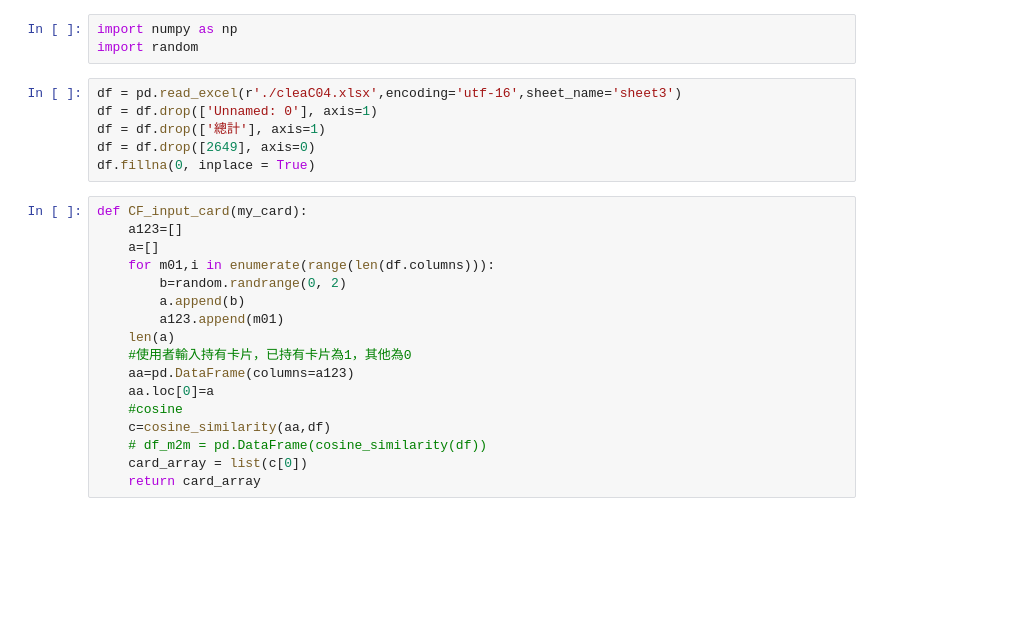
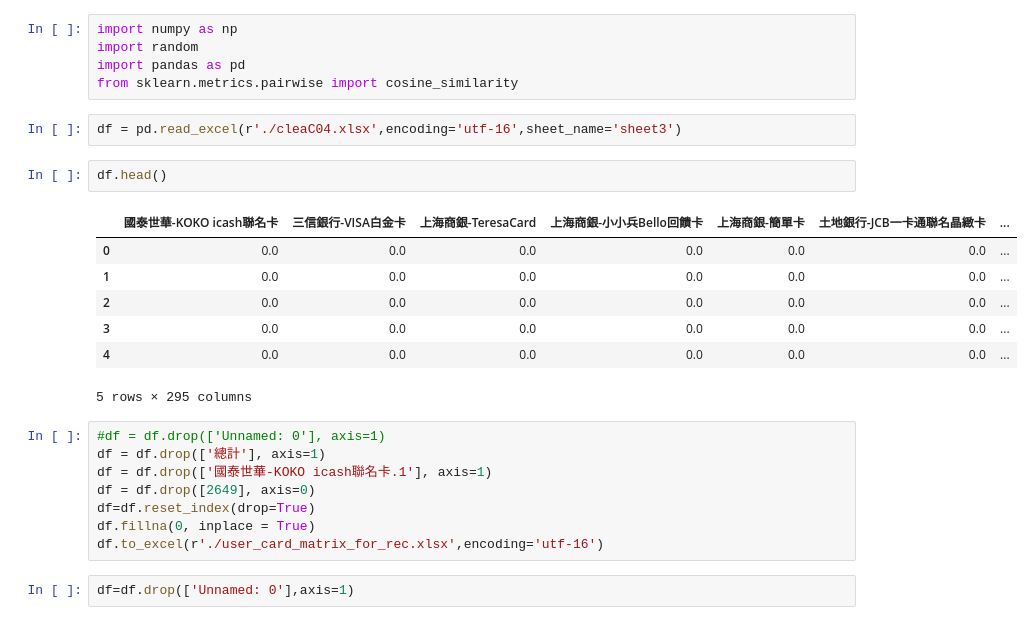
Before and after one commit to ShengHsiang-Kao/DB104, a Jupyter notebook: Recommend_Card/have_card_recommend/collaborative_filtering/CF_deploy.ipynb, the cells around one changed output. Cells and saved outputs as stored; diff of their text form; blank space fills up the shorter version.

Commit message:
recommend card

```diff
--- a/Recommend_Card/have_card_recommend/collaborative_filtering/CF_deploy.ipynb
+++ b/Recommend_Card/have_card_recommend/collaborative_filtering/CF_deploy.ipynb
@@ -1,26 +1,27 @@
 # %%
 import numpy as np
 import random
+import pandas as pd
+from sklearn.metrics.pairwise import cosine_similarity
+# %%
+df = pd.read_excel(r'./cleaC04.xlsx',encoding='utf-16',sheet_name='sheet3')
+# %%
+df.head()
+# %% [output]
+|  | 國泰世華-KOKO icash聯名卡 | 三信銀行-VISA白金卡 | 上海商銀-TeresaCard | 上海商銀-小小兵Bello回饋卡 | 上海商銀-簡單卡 | 土地銀行-JCB一卡通聯名晶緻卡 | ... |
+| 0 | 0.0 | 0.0 | 0.0 | 0.0 | 0.0 | 0.0 | ... |
+| 1 | 0.0 | 0.0 | 0.0 | 0.0 | 0.0 | 0.0 | ... |
+| 2 | 0.0 | 0.0 | 0.0 | 0.0 | 0.0 | 0.0 | ... |
+| 3 | 0.0 | 0.0 | 0.0 | 0.0 | 0.0 | 0.0 | ... |
+| 4 | 0.0 | 0.0 | 0.0 | 0.0 | 0.0 | 0.0 | ... |
+5 rows × 295 columns
 # %%
-df = pd.read_excel(r'./cleaC04.xlsx',encoding='utf-16',sheet_name='sheet3')
-df = df.drop(['Unnamed: 0'], axis=1)
+#df = df.drop(['Unnamed: 0'], axis=1)
 df = df.drop(['總計'], axis=1)
+df = df.drop(['國泰世華-KOKO icash聯名卡.1'], axis=1)
 df = df.drop([2649], axis=0)
+df=df.reset_index(drop=True)
 df.fillna(0, inplace = True)
+df.to_excel(r'./user_card_matrix_for_rec.xlsx',encoding='utf-16')
-# %%
-def CF_input_card(my_card):
-    a123=[]
-    a=[]
-    for m01,i in enumerate(range(len(df.columns))):
-        b=random.randrange(0, 2)
-        a.append(b)
-        a123.append(m01)
-    len(a)
-    #使用者輸入持有卡片，已持有卡片為1，其他為0
-    aa=pd.DataFrame(columns=a123)
-    aa.loc[0]=a
-    #cosine
-    c=cosine_similarity(aa,df)
-    # df_m2m = pd.DataFrame(cosine_similarity(df))
-    card_array = list(c[0])
-    return card_array
+# %%
+df=df.drop(['Unnamed: 0'],axis=1)
```
Also changed, not shown: parts of 18 cells of this notebook, 2 other files.
